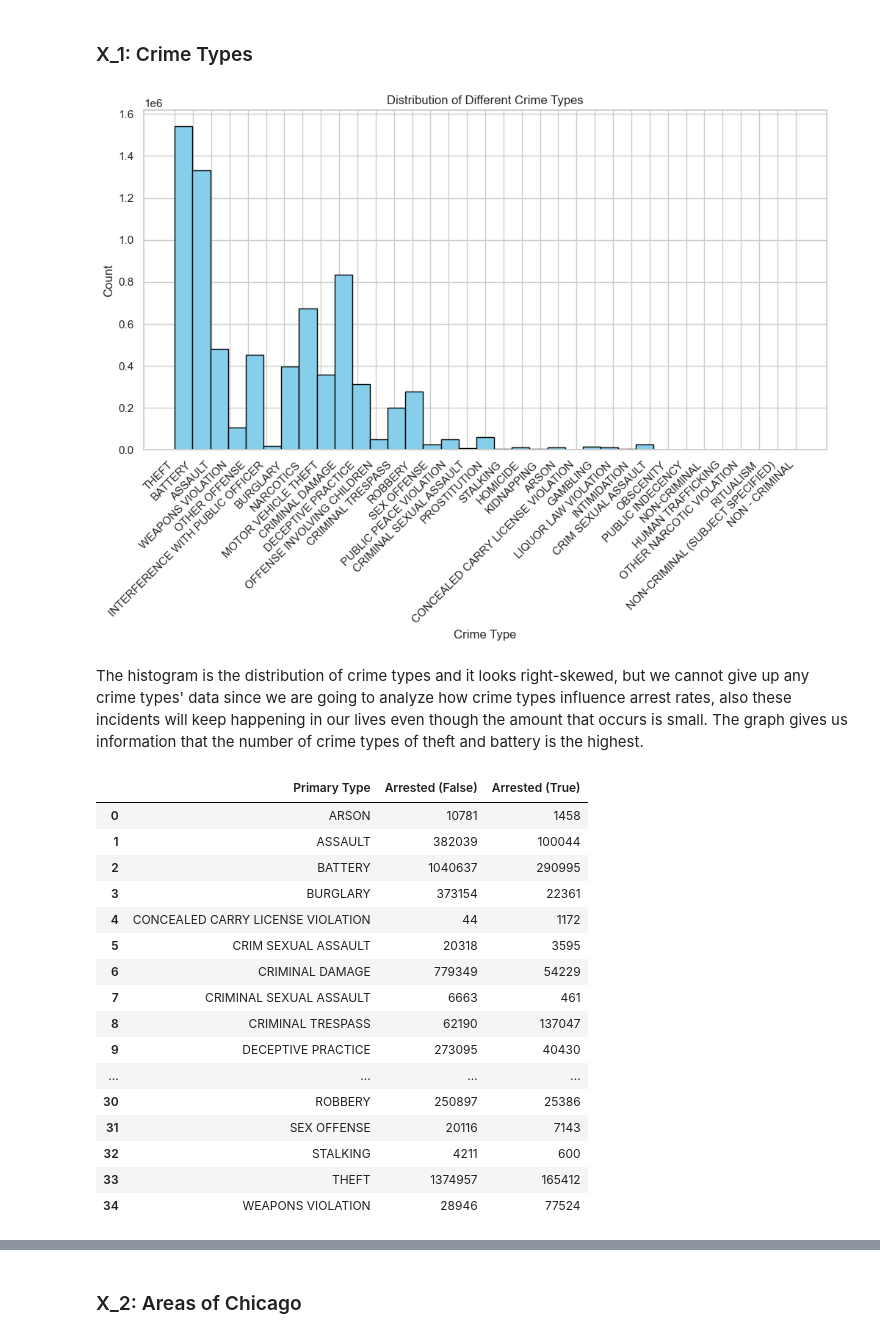
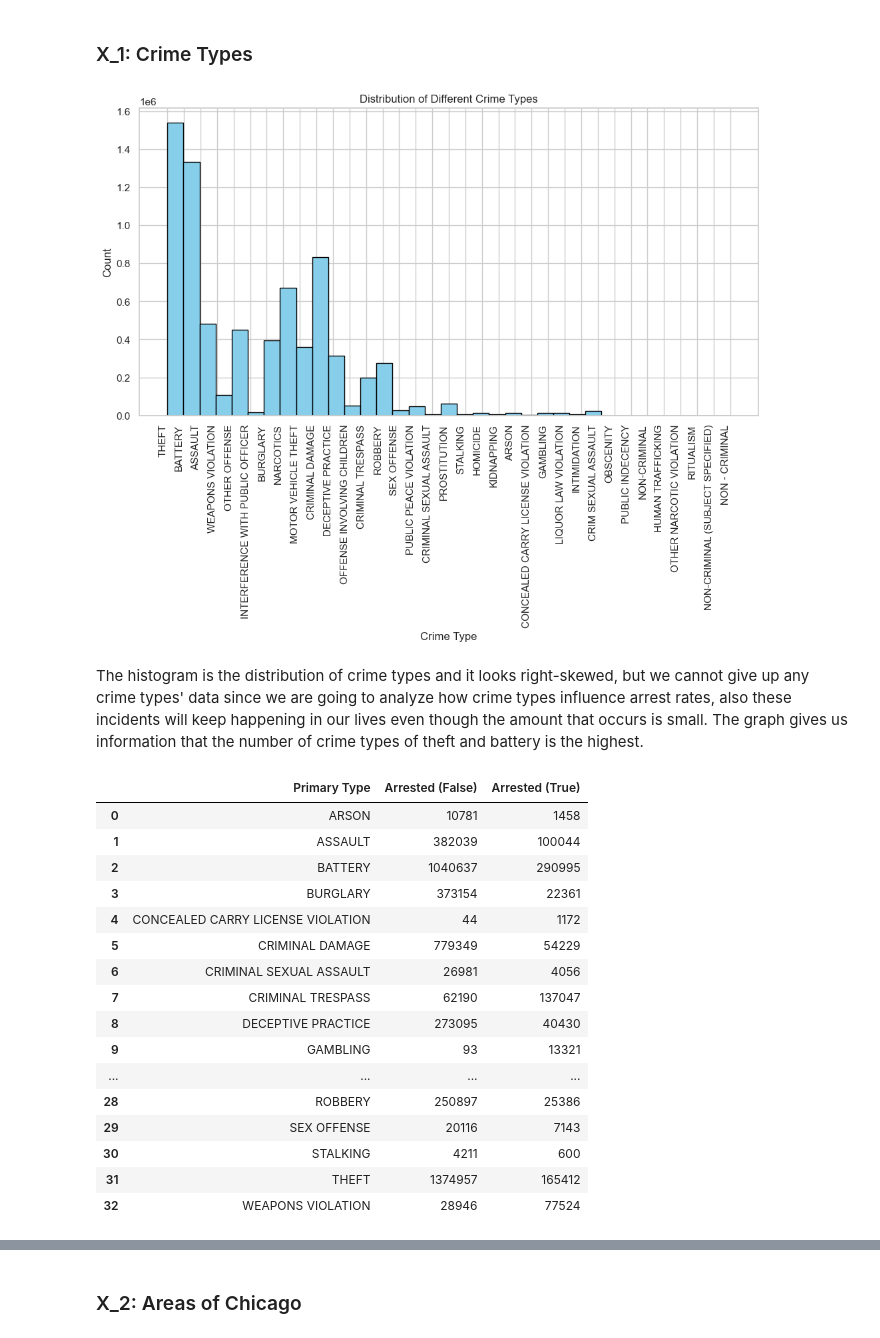
Before and after one commit to XingyuWang06/ECO225Project, a Jupyter notebook: Project1.ipynb, the cells around one changed output, grey strips where cells are left out. Cells and saved outputs as stored; diff of their text form; code cells hidden in the pictures.

```diff
--- a/Project1.ipynb
+++ b/Project1.ipynb
@@ -37,6 +37,10 @@ chicago_crime_clean['District'] = chicago_crime_clean['District'].astype(int)
 chicago_crime_clean['Community Area'] = chicago_crime_clean['Community Area'].astype(int)
 # Drop community area missing value
 chicago_crime_clean = chicago_crime_clean[chicago_crime_clean['Community Area'] !=0]
+# Drop duplicates to keep unique rows
+type_mapping = {'CRIM SEXUAL ASSAULT':'CRIMINAL SEXUAL ASSAULT', 'NON - CRIMINAL':'NON-CRIMINAL'}
+chicago_crime_clean['Primary Type'] = chicago_crime_clean['Primary Type'].replace(type_mapping)
+chicago_crime_clean = chicago_crime_clean.drop_duplicates()
 chicago_crime_clean.head()
 # %% [output]
 |  | ID | Case Number | Primary Type | Description | Arrest | District | Community Area | Year | Latitude | ... |
@@ -56,16 +60,16 @@ chicago_crime_clean.shape
 # %%
 crime_type_counts = chicago_crime_clean['Primary Type'].value_counts()
 
 # Create a histogram
 plt.figure(figsize=(12, 6))
 plt.hist(chicago_crime_clean['Primary Type'], bins=len(crime_type_counts), color='skyblue', edgecolor='black')
 plt.title('Distribution of Different Crime Types')
 plt.xlabel('Crime Type')
 plt.ylabel('Count')
-plt.xticks(rotation=45, ha='right')  # Rotate x-axis labels for better readability
+plt.xticks(rotation=90, ha='right')  # Rotate x-axis labels for better readability
 plt.show()
 # %% [output]
-[figure, old version]
+[figure, new version]
 # %% [markdown]
 The histogram is the distribution of crime types and it looks right-skewed, but we cannot give up any crime types' data since we are going to analyze how crime types influence arrest rates, also these incidents will keep happening in our lives even though the amount that occurs is small. The graph gives us information that the number of crime types of theft and battery is the highest.
 # %%
@@ -82,15 +86,15 @@ arrest_count
 | 2 | BATTERY | 1040637 | 290995 |
 | 3 | BURGLARY | 373154 | 22361 |
 | 4 | CONCEALED CARRY LICENSE VIOLATION | 44 | 1172 |
-| 5 | CRIM SEXUAL ASSAULT | 20318 | 3595 |
-| 6 | CRIMINAL DAMAGE | 779349 | 54229 |
-| 7 | CRIMINAL SEXUAL ASSAULT | 6663 | 461 |
-| 8 | CRIMINAL TRESPASS | 62190 | 137047 |
-| 9 | DECEPTIVE PRACTICE | 273095 | 40430 |
+| 5 | CRIMINAL DAMAGE | 779349 | 54229 |
+| 6 | CRIMINAL SEXUAL ASSAULT | 26981 | 4056 |
+| 7 | CRIMINAL TRESPASS | 62190 | 137047 |
+| 8 | DECEPTIVE PRACTICE | 273095 | 40430 |
+| 9 | GAMBLING | 93 | 13321 |
 | ... | ... | ... | ... |
-| 30 | ROBBERY | 250897 | 25386 |
-| 31 | SEX OFFENSE | 20116 | 7143 |
-| 32 | STALKING | 4211 | 600 |
-| 33 | THEFT | 1374957 | 165412 |
-| 34 | WEAPONS VIOLATION | 28946 | 77524 |
+| 28 | ROBBERY | 250897 | 25386 |
+| 29 | SEX OFFENSE | 20116 | 7143 |
+| 30 | STALKING | 4211 | 600 |
+| 31 | THEFT | 1374957 | 165412 |
+| 32 | WEAPONS VIOLATION | 28946 | 77524 |
 # %% [markdown]
```
Also changed, not shown: parts of 20 cells of this notebook.
